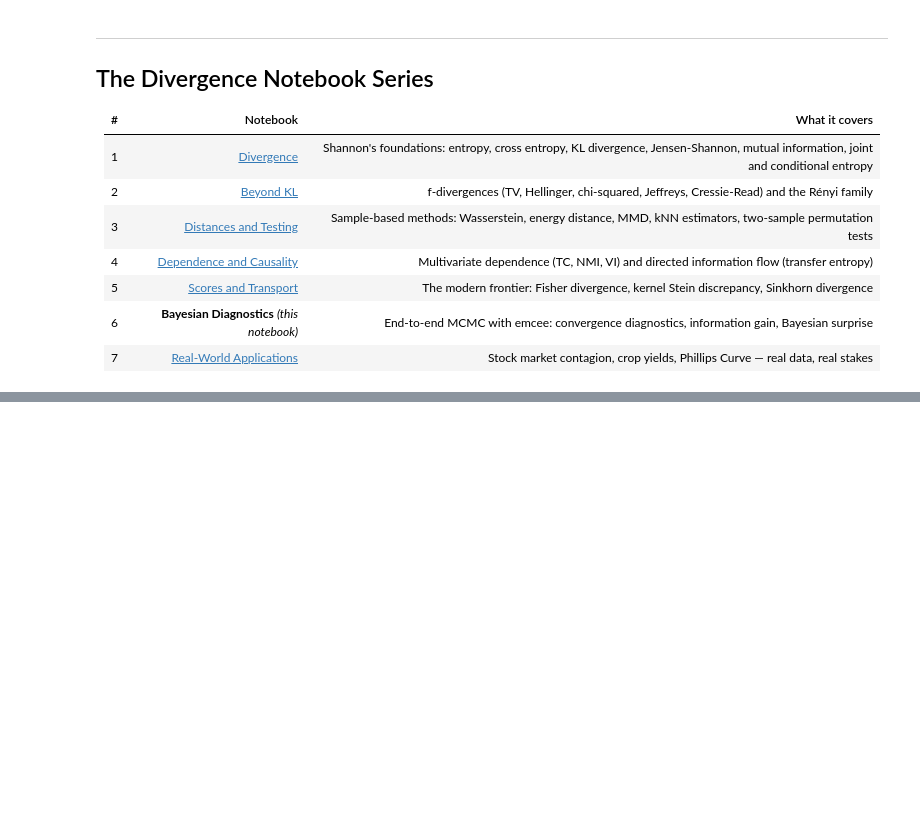
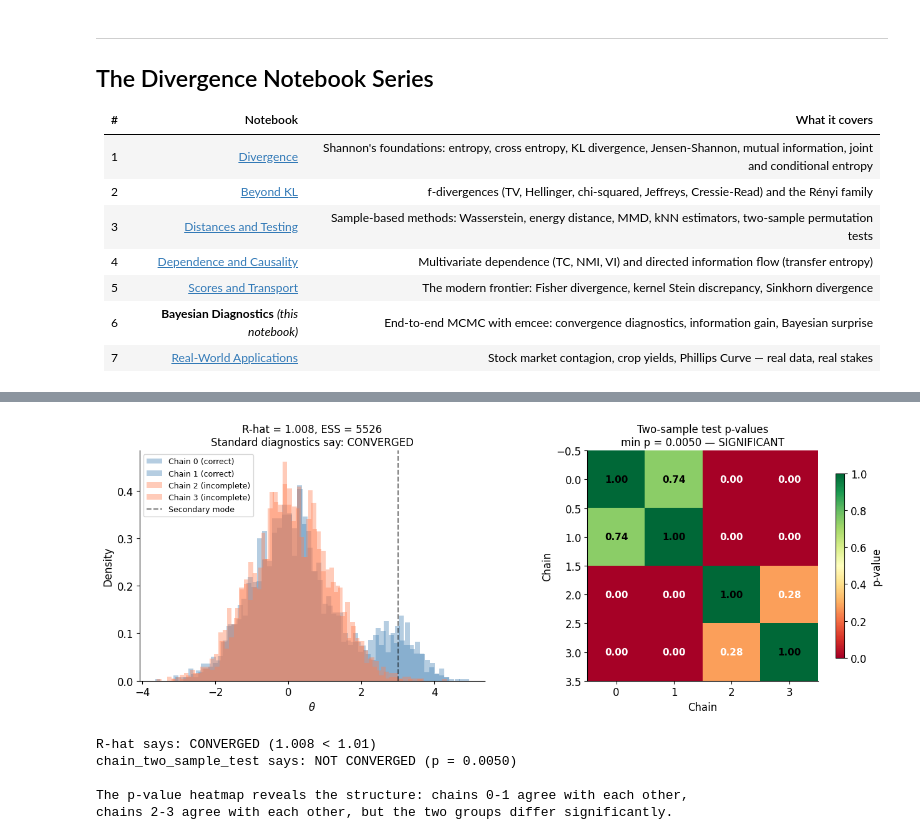
Before and after one commit to michaelnowotny/divergence, a Jupyter notebook: notebooks/Bayesian_Diagnostics.ipynb, the cells around one changed output, grey strips where cells are left out. Saved outputs shown, nothing was run; the diff lists cells and outputs as text; code cells hidden in the pictures; blank space fills up the shorter version.

```diff
--- a/notebooks/Bayesian_Diagnostics.ipynb
+++ b/notebooks/Bayesian_Diagnostics.ipynb
@@ -684,0 +750,54 @@ The Nile continues to flow, as it has for millennia. The Aswan High Dam, complet
+# %%
+# Visualize: overlay the chain histograms
+fig, (ax1, ax2) = plt.subplots(1, 2, figsize=(13, 5))
+
+# Histograms
+for c in range(4):
+    color = 'steelblue' if c < 2 else 'coral'
+    label = f'Chain {c} ({"correct" if c < 2 else "incomplete"})'
+    ax1.hist(chains_rhat[c], bins=60, alpha=0.4, color=color, density=True, label=label)
+
+ax1.axvline(3, color='black', ls='--', lw=1.5, alpha=0.5, label='Secondary mode')
+ax1.set_xlabel(r'$\theta$')
+ax1.set_ylabel('Density')
+ax1.set_title(f'R-hat = {rhat_val:.3f}, ESS = {ess_val:.0f}\n'
+              f'Standard diagnostics say: CONVERGED', fontsize=12)
+ax1.legend(fontsize=9)
+
+# Our two-sample test
+result_rhat = chain_two_sample_test(
+    idata_rhat, var_names=['theta'], method='energy', n_permutations=200, seed=42
+)
+p_min = result_rhat['theta'].min_p_value
+
+# P-value heatmap
+im = ax2.imshow(result_rhat['theta'].p_value_matrix, cmap='RdYlGn',
+                vmin=0, vmax=1, aspect='equal')
+plt.colorbar(im, ax=ax2, shrink=0.8, label='p-value')
+ax2.set_xlabel('Chain')
+ax2.set_ylabel('Chain')
+ax2.set_title(f'Two-sample test p-values\n'
+              f'min p = {p_min:.4f} — SIGNIFICANT', fontsize=12)
+# Annotate cells
+for i in range(4):
+    for j in range(4):
+        p = result_rhat['theta'].p_value_matrix[i, j]
+        color = 'white' if p < 0.3 else 'black'
+        ax2.text(j, i, f'{p:.2f}', ha='center', va='center', fontsize=11,
+                fontweight='bold', color=color)
+
+plt.savefig(FIGURES_DIR / 'rhat_failure.png', dpi=150, bbox_inches='tight')
+plt.tight_layout()
+plt.show()
+
+print(f'\nR-hat says: CONVERGED ({rhat_val:.3f} < 1.01)')
+print(f'chain_two_sample_test says: NOT CONVERGED (p = {p_min:.4f})')
+print(f'\nThe p-value heatmap reveals the structure: chains 0-1 agree with each other,')
+print(f'chains 2-3 agree with each other, but the two groups differ significantly.')
+# %% [output]
+[figure, added]
+R-hat says: CONVERGED (1.008 < 1.01)
+chain_two_sample_test says: NOT CONVERGED (p = 0.0050)
+
+The p-value heatmap reveals the structure: chains 0-1 agree with each other,
+chains 2-3 agree with each other, but the two groups differ significantly.
```
Also changed, not shown: parts of 3 cells of this notebook, 1 other file.
